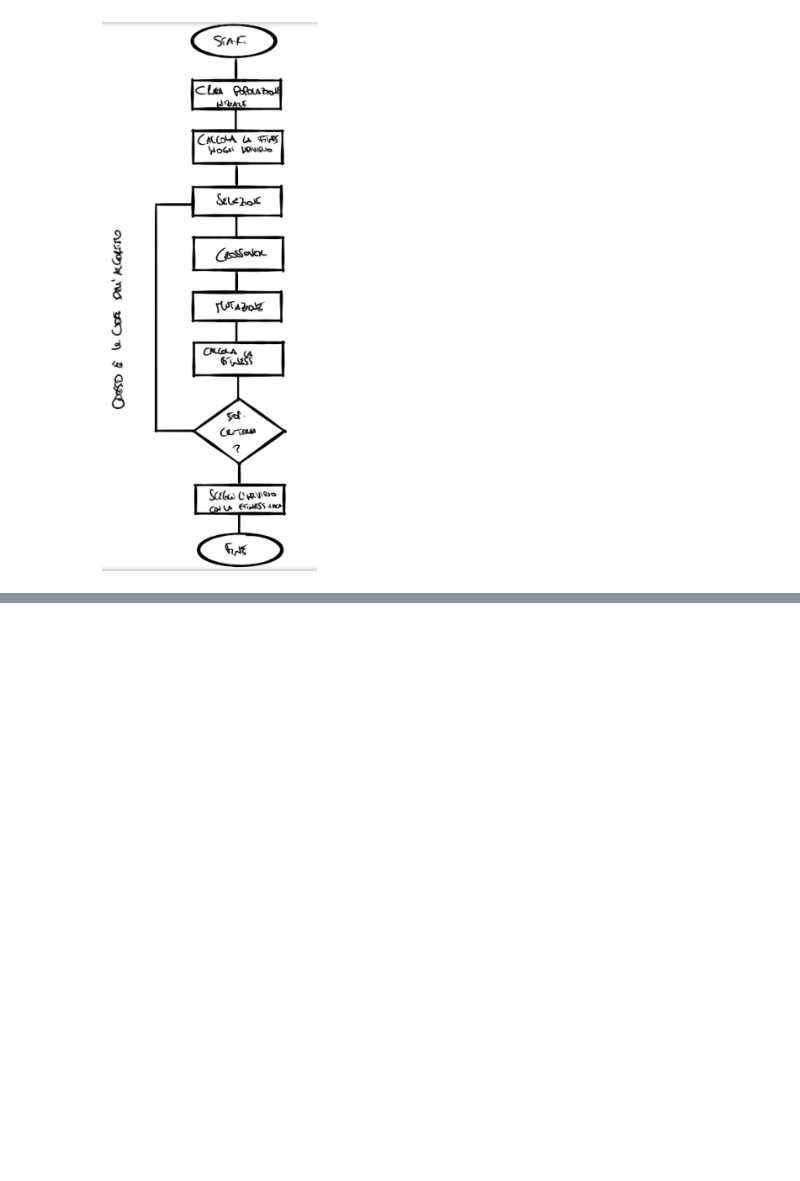
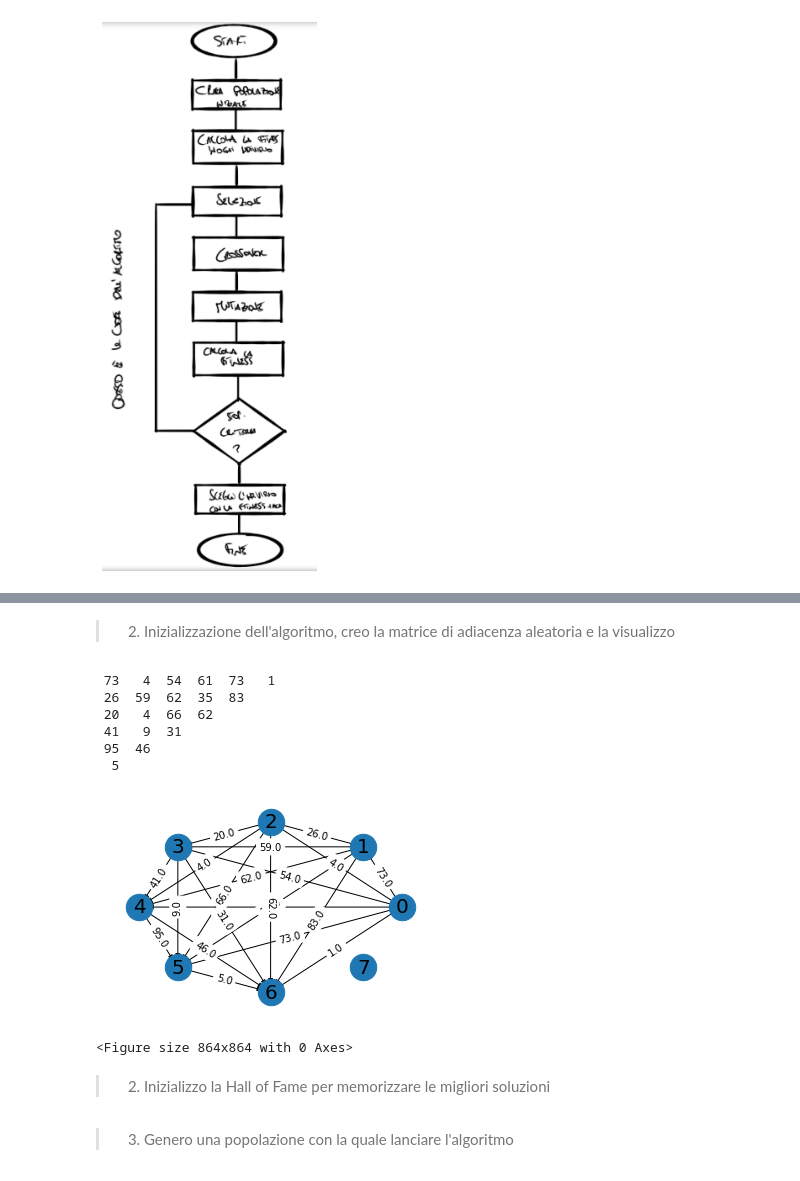
Before and after one commit to andi-ra/CMST, a Jupyter notebook: notebooks/main_pipeline.ipynb, the cells around one changed output, grey strips where cells are left out. Drawn from its saved outputs; the diff is of its cells as text; code cells hidden in the pictures; blank space fills up the shorter version.

```diff
--- a/notebooks/main_pipeline.ipynb
+++ b/notebooks/main_pipeline.ipynb
@@ -90,2 +115,33 @@ imgplot = plt.imshow(img)
+# %%
+ADJACENCY_MATRIX = [[0 for x in range(NUM_NODES)] for x in range(NUM_NODES)]
+
+
+def random_adjacency_matrix(matrix):
+    """
+    Funzione che crea una matrice di adiacenza aleatoria per la simulazione dell'algoritmo. Questa sezione è necessaria
+    per testare come si comporta l'algoritmo al variare del grafo, dei pesi o degli archi cioè di chi collego o no.
+
+    QUI IL SEED È PREFISSATO, NON È REALMENTE ALEATORIO, SE LO SI VUOLE ALEATORIO, TOGLIERE IL SEED
+    #TODO: la firma è simil-C e fa schifo, restituisci la matrice
+
+    :param matrix: matrice in cui appoggiare i risultati
+    :return: matrice del grafo su cui si lavora (da implementare il return)
+    """
+    global MAXIMUM_FITNESS
+    for col in range(len(ADJACENCY_MATRIX) - 1):
+        for row in range(col, len(ADJACENCY_MATRIX[col]) - 1):
+            if col != row:
+                value = randint(0, 100)
+            else:
+                value = sys.maxsize
+            ADJACENCY_MATRIX[col][row] = value
+            ADJACENCY_MATRIX[row][col] = value
+
+            if row != col:
+                if value > MAXIMUM_FITNESS:
+                    MAXIMUM_FITNESS = value
+                print('{:3}'.format(ADJACENCY_MATRIX[col][row]), end=" ")
+                matrix[col][row] = ADJACENCY_MATRIX[col][row]
+        print()
 # %% [markdown]
 ## Codifica
@@ -104,0 +169,21 @@ Per rendere la ricerca efficiente la popolazione iniziale consiste di reti a mes
+# %% [markdown]
+> 2. Inizializzazione dell'algoritmo, creo la matrice di adiacenza aleatoria e la visualizzo
+# %%
+from CMST_package.hall_of_fame import Hof
+
+seed(10)
+Mat = np.zeros((NUM_NODES, NUM_NODES))
+random_adjacency_matrix(Mat)
+g = nx.from_numpy_matrix(Mat, create_using=nx.DiGraph)
+draw_graph(g, MESH_LIKE_LAYOUT)
+# %% [output]
+ 73   4  54  61  73   1
+ 26  59  62  35  83
+ 20   4  66  62
+ 41   9  31
+ 95  46
+  5
+[figure, added]
+<Figure size 864x864 with 0 Axes>
+# %% [markdown]
+> 2. Inizializzo la Hall of Fame per memorizzare le migliori soluzioni
@@ -104,0 +192,2 @@ Per rendere la ricerca efficiente la popolazione iniziale consiste di reti a mes
+# %% [markdown]
+> 3. Genero una popolazione con la quale lanciare l'algoritmo
```
Also changed, not shown: parts of 16 cells of this notebook, 2 other files.
